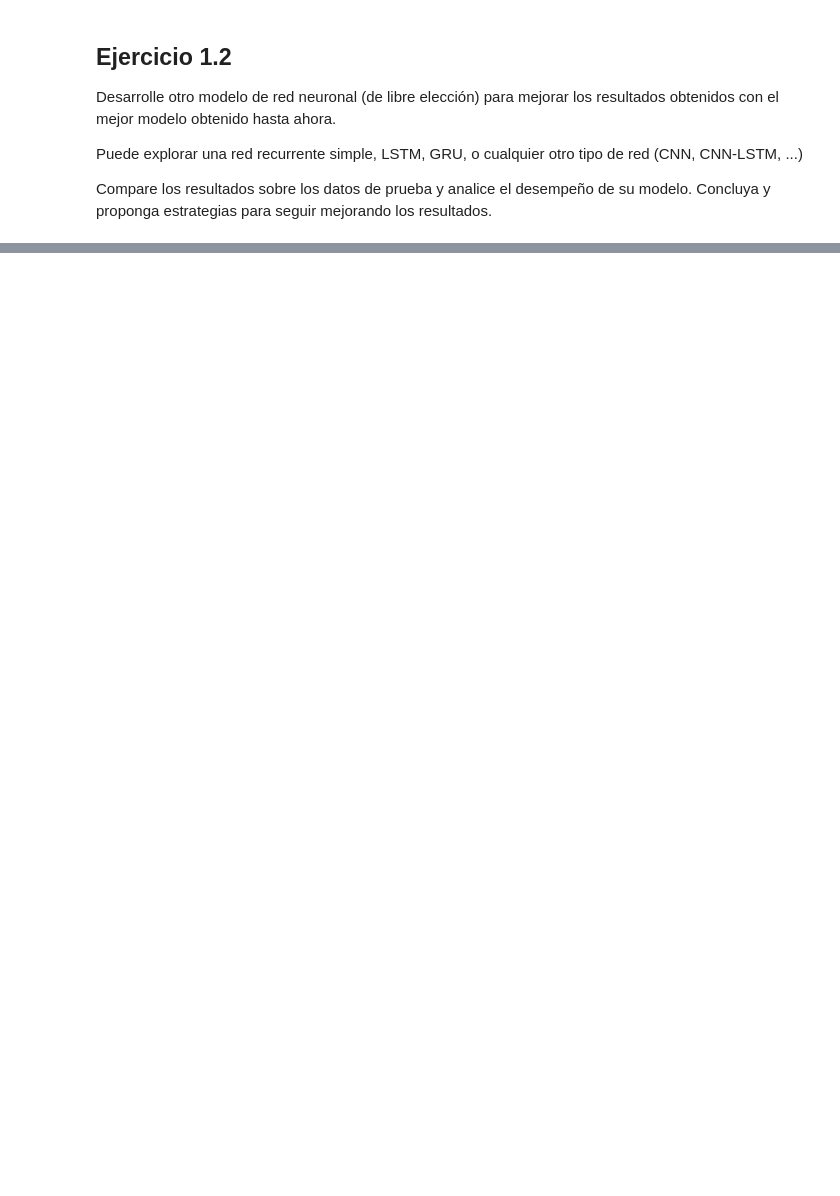
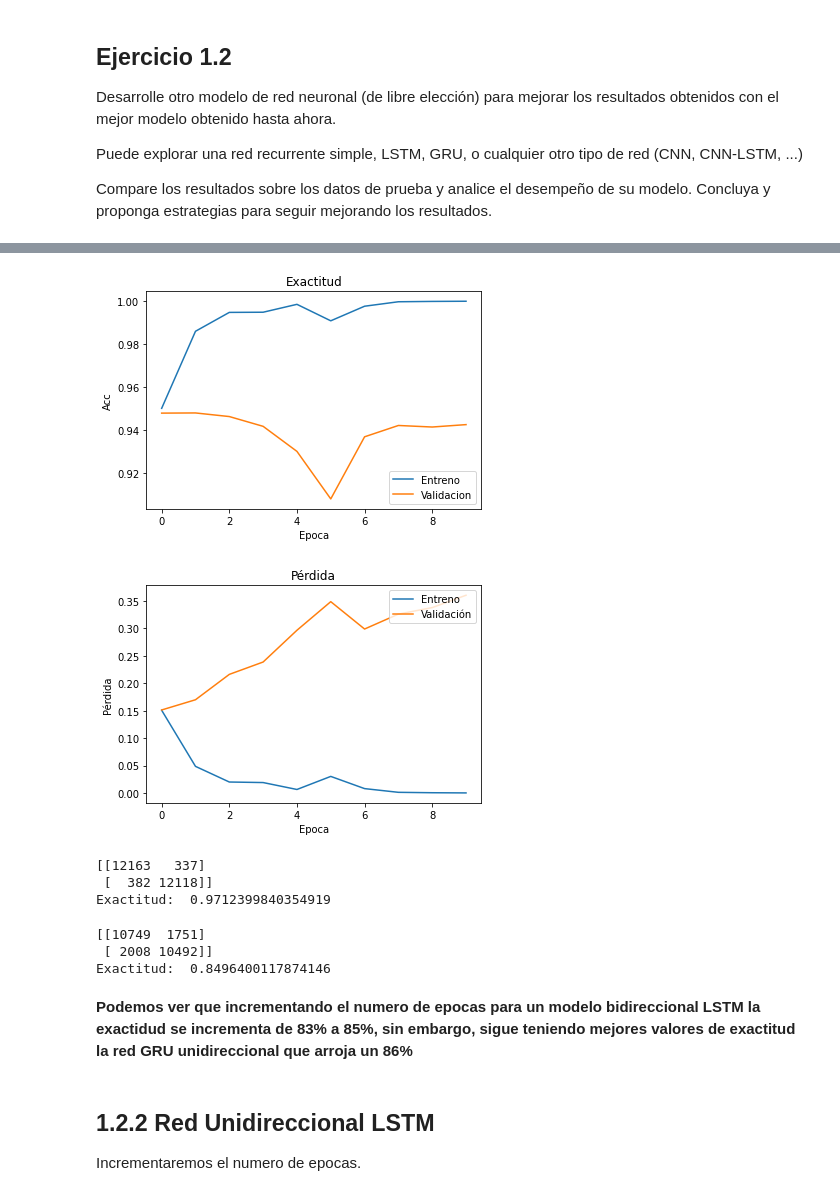
Before and after one commit to diegojeda/Modelos-Avanzados-2, a Jupyter notebook: Semana 8/Semana8_RedNeuronalRecurrente_LSTMBidireccional_Actividad.ipynb, the cells around one changed output, grey strips where cells are left out. Saved outputs shown, nothing was run; the diff lists cells and outputs as text; code cells hidden in the pictures; blank space fills up the shorter version.

```diff
--- a/Semana 8/Semana8_RedNeuronalRecurrente_LSTMBidireccional_Actividad.ipynb
+++ b/Semana 8/Semana8_RedNeuronalRecurrente_LSTMBidireccional_Actividad.ipynb
@@ -630,0 +773,17 @@ Compare los resultados sobre los datos de prueba y analice el desempeño de su m
+# %%
+# Input con secuencias de enteros con longitud variable
+inputs = keras.Input(shape=(None,), dtype="int32")
+
+# Conseguimos la representación vectorial (embedding) de cada entero en un vector 128-dimensional
+x = layers.Embedding(max_features, 128)(inputs)
+
+# Añadimos 2 unidades LSTM bidireccionales
+x = layers.Bidirectional(layers.LSTM(64, return_sequences=True))(x)
+x = layers.Bidirectional(layers.LSTM(64))(x)
+
+# Añadimos un clasificador binario en la salida
+outputs = layers.Dense(1, activation="sigmoid")(x)
+
+# Gaurdamos la arquitectura del modelo
+model_BLST_Opt = keras.Model(inputs, outputs)
+model_BLST_Opt.summary()
@@ -630,0 +875,47 @@ Compare los resultados sobre los datos de prueba y analice el desempeño de su m
+# %%
+plt.figure(1)
+plt.plot(history.history['accuracy'])
+plt.plot(history.history['val_accuracy'])
+plt.title('Exactitud')
+plt.ylabel('Acc')
+plt.xlabel('Epoca')
+plt.legend(['Entreno', 'Validacion'], loc='lower right')
+plt.show()
+
+plt.figure(1)
+plt.plot(history.history['loss'])
+plt.plot(history.history['val_loss'])
+plt.title('Pérdida')
+plt.ylabel('Pérdida')
+plt.xlabel('Epoca')
+plt.legend(['Entreno', 'Validación'], loc='upper right')
+plt.show()
+# %% [output]
+[figure, added]
+[figure, added]
+# %%
+Y_predt = model_BLST_Opt.predict(x_train)
+Y_predst = (Y_predt > 0.5)
+
+print(confusion_matrix(y_train, Y_predst))
+print("Exactitud: ", model_BLST_Opt.evaluate(x=x_train, y=y_train, verbose=0)[1])
+# %% [output]
+[[12163   337]
+ [  382 12118]]
+Exactitud:  0.9712399840354919
+# %%
+Y_predv = model_BLST_Opt.predict(x_val)
+Y_predsv = (Y_predv > 0.5)
+
+print(confusion_matrix(y_val, Y_predsv))
+print("Exactitud: ", model_BLST_Opt.evaluate(x=x_val, y=y_val, verbose=0)[1])
+# %% [output]
+[[10749  1751]
+ [ 2008 10492]]
+Exactitud:  0.8496400117874146
+# %% [markdown]
+**Podemos ver que incrementando el numero de epocas para un modelo bidireccional LSTM la exactidud se incrementa de 83% a 85%, sin embargo, sigue teniendo mejores valores de exactitud la red GRU unidireccional que arroja un 86%**
+# %% [markdown]
+## 1.2.2 Red Unidireccional LSTM
+
+Incrementaremos el numero de epocas.
```
Also changed, not shown: parts of 41 cells of this notebook, 11 other files.
